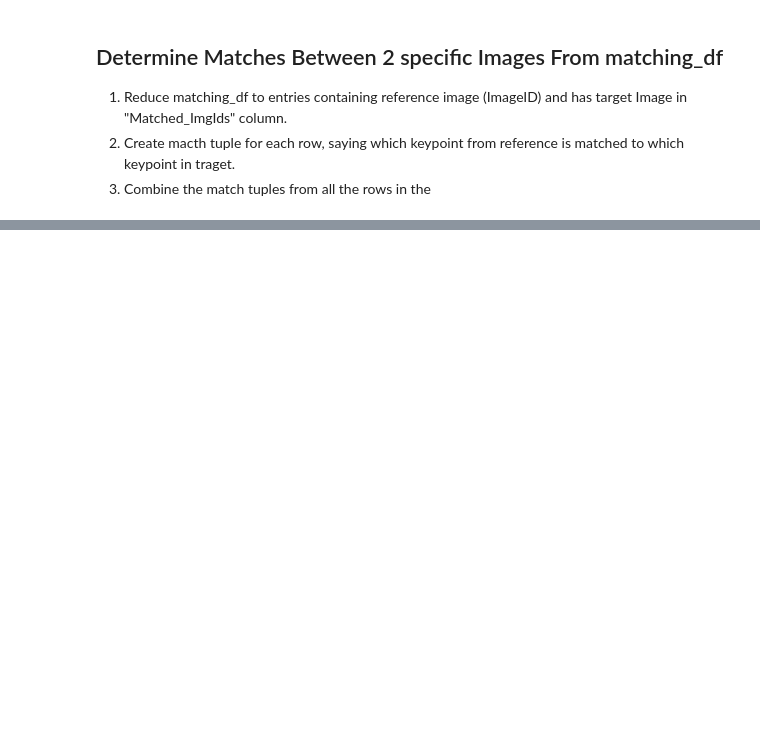
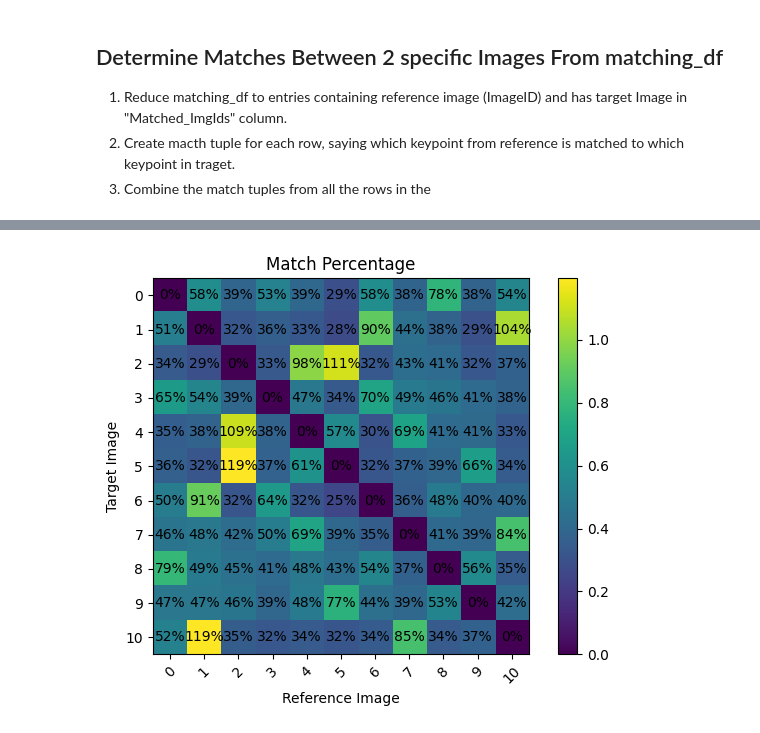
Before and after one commit to GCSchmidt/local-image-features-apps, a Jupyter notebook: src/image_stitching/experiments.ipynb, the cells around one changed output, grey strips where cells are left out. Drawn from its saved outputs; the diff is of its cells as text; code cells hidden in the pictures; blank space fills up the shorter version.

```diff
--- a/src/image_stitching/experiments.ipynb
+++ b/src/image_stitching/experiments.ipynb
@@ -445,0 +691,11 @@ models.Sticth
+# %%
+def get_k_closest_neighbors(graph, node, k=3):
+    neighbors = graph[node]  # adjacency dict
+    sorted_neighbors = sorted(
+        neighbors.items(),
+        key=lambda x: x[1]['data'].weight  # sort by weight
+    )
+    return [n for n, _ in sorted_neighbors[:k]]
+# %%
+for i in range(len(img_paths)):
+    print(get_k_closest_neighbors(fully_connected_graph, i, 3))
@@ -445,0 +714,33 @@ models.Sticth
+# %%
+fig, ax = plt.subplots()
+
+cax = ax.imshow(match_ratio)
+
+# Add colorbar
+plt.colorbar(cax)
+
+# Axis labels (optional)
+
+labels = [f"{i}" for i in range(n_images)]
+ax.set_xticks(range(n_images))
+ax.set_yticks(range(n_images))
+ax.set_xticklabels(labels)
+ax.set_yticklabels(labels)
+
+# Rotate x labels for readability
+plt.xticks(rotation=45)
+
+# Annotate each cell with value
+for i in range(n_images):
+    for j in range(n_images):
+        display_value = f"{int(match_ratio[i, j]*100)}%"
+        ax.text(j, i, display_value, ha="center", va="center")
+
+plt.xlabel("Reference Image")
+plt.ylabel("Target Image")
+plt.title("Match Percentage")
+
+plt.tight_layout()
+plt.show()
+# %% [output]
+[figure, added]
```
Also changed, not shown: parts of 49 cells of this notebook, 1 other file.
